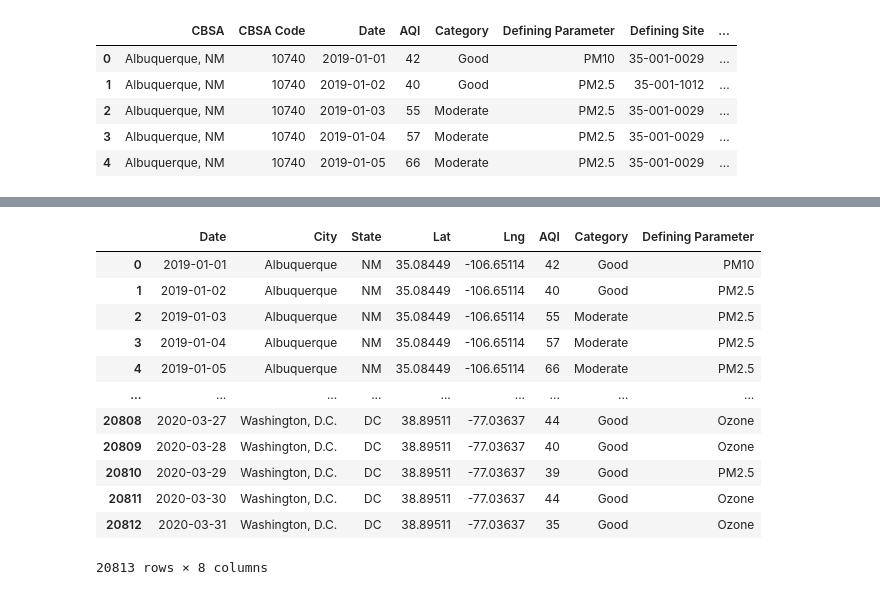
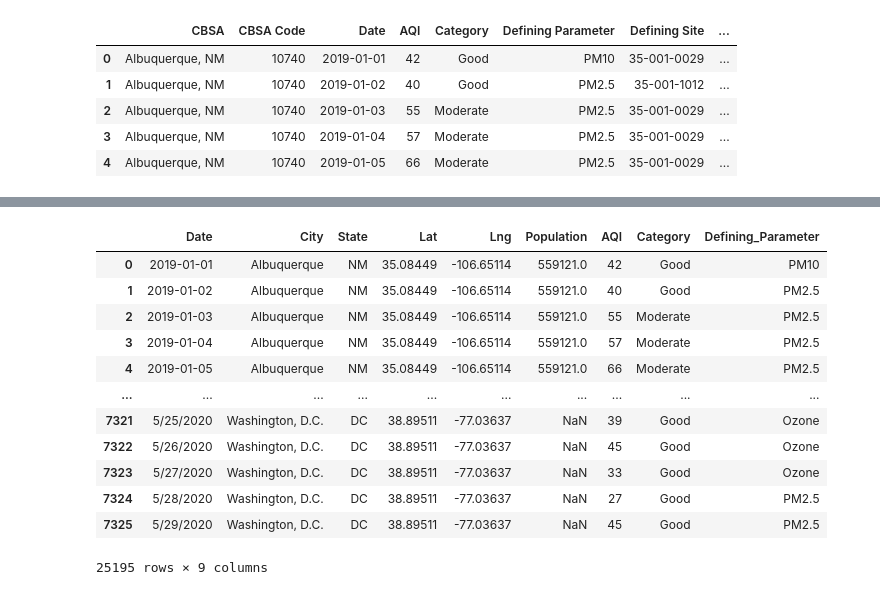
Before and after one commit to BenSnyder90/US-Air-Quality-During-COVID-19, a Jupyter notebook: merge_data.ipynb, the cells around one changed output, grey strips where cells are left out. Drawn from its saved outputs; the diff is of its cells as text; code cells hidden in the pictures.

Commit message:
Combined full 2019 and 2020 data, fixed any missing values and mislabeled rows. Need to add shutdown dates

```diff
--- a/merge_data.ipynb
+++ b/merge_data.ipynb
@@ -216,0 +271,8 @@ data_df.head()
+# %%
+#Set the category value for AQI based on the AQI value
+aqi2020_df.loc[aqi2020_df["AQI"] <= 50, 'Category'] = "Good"
+aqi2020_df.loc[(aqi2020_df["AQI"] > 50) & (aqi2020_df["AQI"] <= 100), 'Category'] = "Moderate"
+aqi2020_df.loc[(aqi2020_df["AQI"] > 100) & (aqi2020_df["AQI"] <= 150), 'Category'] = "Unhealthy for Sensitive Groups"
+aqi2020_df.loc[(aqi2020_df["AQI"] > 150) & (aqi2020_df["AQI"] <= 200), 'Category'] = "Unhealthy"
+aqi2020_df.loc[(aqi2020_df["AQI"] > 250) & (aqi2020_df["AQI"] <= 300), 'Category'] = "Very Unhealthy"
+aqi2020_df.loc[aqi2020_df["AQI"] > 300, 'Category'] = "Hazardous"
@@ -216,0 +288,10 @@ data_df.head()
+# %%
+#Rename column for merging purposes
+aqi2020_df = aqi2020_df.rename(columns = {"CITY":"City"})
+# %%
+#Reorder data with data we need
+aqi2020_df = aqi2020_df[["Date","City","State","Lat","Lng","AQI","Category","Defining Parameter"]]
+# %%
+#Add 2020 data to the 2019 data
+data_df = new2019_df.append(aqi2020_df)
+data_df.head()
@@ -217,22 +325,22 @@ data_df.head()
 # %%
 #Clean up the dataframe and keep only the desired fields
-data_df = data_df[["Date","City","State","Lat","Lng","AQI","Category","Defining Parameter"]]
-
+data_df = data_df[["Date","City","State","Lat","Lng","Population","AQI","Category","Defining Parameter"]]
+data_df = data_df.rename(columns = {"Defining Parameter":"Defining_Parameter"})
 data_df
 # %% [output]
-|  | Date | City | State | Lat | Lng | AQI | Category | Defining Parameter |
-| 0 | 2019-01-01 | Albuquerque | NM | 35.08449 | -106.65114 | 42 | Good | PM10 |
-| 1 | 2019-01-02 | Albuquerque | NM | 35.08449 | -106.65114 | 40 | Good | PM2.5 |
-| 2 | 2019-01-03 | Albuquerque | NM | 35.08449 | -106.65114 | 55 | Moderate | PM2.5 |
-| 3 | 2019-01-04 | Albuquerque | NM | 35.08449 | -106.65114 | 57 | Moderate | PM2.5 |
-| 4 | 2019-01-05 | Albuquerque | NM | 35.08449 | -106.65114 | 66 | Moderate | PM2.5 |
-| ... | ... | ... | ... | ... | ... | ... | ... | ... |
-| 20808 | 2020-03-27 | Washington, D.C. | DC | 38.89511 | -77.03637 | 44 | Good | Ozone |
-| 20809 | 2020-03-28 | Washington, D.C. | DC | 38.89511 | -77.03637 | 40 | Good | Ozone |
-| 20810 | 2020-03-29 | Washington, D.C. | DC | 38.89511 | -77.03637 | 39 | Good | PM2.5 |
-| 20811 | 2020-03-30 | Washington, D.C. | DC | 38.89511 | -77.03637 | 44 | Good | Ozone |
-| 20812 | 2020-03-31 | Washington, D.C. | DC | 38.89511 | -77.03637 | 35 | Good | Ozone |
+|  | Date | City | State | Lat | Lng | Population | AQI | Category | Defining_Parameter |
+| 0 | 2019-01-01 | Albuquerque | NM | 35.08449 | -106.65114 | 559121.0 | 42 | Good | PM10 |
+| 1 | 2019-01-02 | Albuquerque | NM | 35.08449 | -106.65114 | 559121.0 | 40 | Good | PM2.5 |
+| 2 | 2019-01-03 | Albuquerque | NM | 35.08449 | -106.65114 | 559121.0 | 55 | Moderate | PM2.5 |
+| 3 | 2019-01-04 | Albuquerque | NM | 35.08449 | -106.65114 | 559121.0 | 57 | Moderate | PM2.5 |
+| 4 | 2019-01-05 | Albuquerque | NM | 35.08449 | -106.65114 | 559121.0 | 66 | Moderate | PM2.5 |
+| ... | ... | ... | ... | ... | ... | ... | ... | ... | ... |
+| 7321 | 5/25/2020 | Washington, D.C. | DC | 38.89511 | -77.03637 | NaN | 39 | Good | Ozone |
+| 7322 | 5/26/2020 | Washington, D.C. | DC | 38.89511 | -77.03637 | NaN | 45 | Good | Ozone |
+| 7323 | 5/27/2020 | Washington, D.C. | DC | 38.89511 | -77.03637 | NaN | 33 | Good | Ozone |
+| 7324 | 5/28/2020 | Washington, D.C. | DC | 38.89511 | -77.03637 | NaN | 27 | Good | PM2.5 |
+| 7325 | 5/29/2020 | Washington, D.C. | DC | 38.89511 | -77.03637 | NaN | 45 | Good | PM2.5 |
-20813 rows × 8 columns
+25195 rows × 9 columns
 # %%
 data_df.to_csv("sample_data.csv", index=False)
 # %%
```
Also changed, not shown: parts of 24 cells of this notebook.
